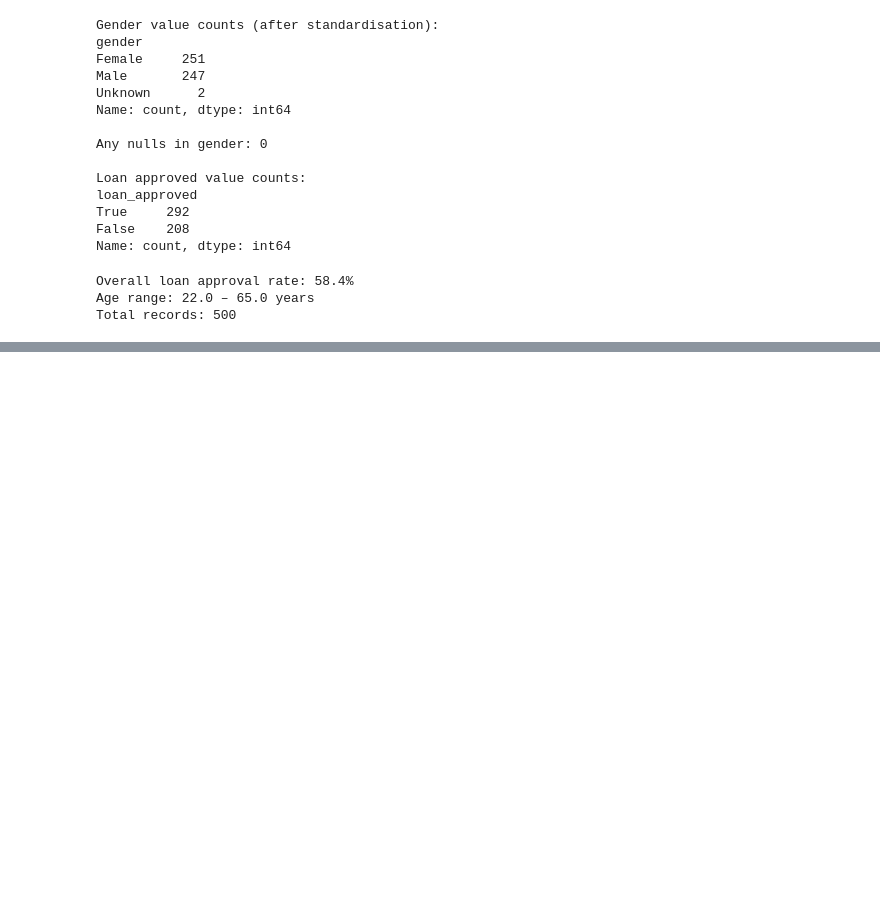
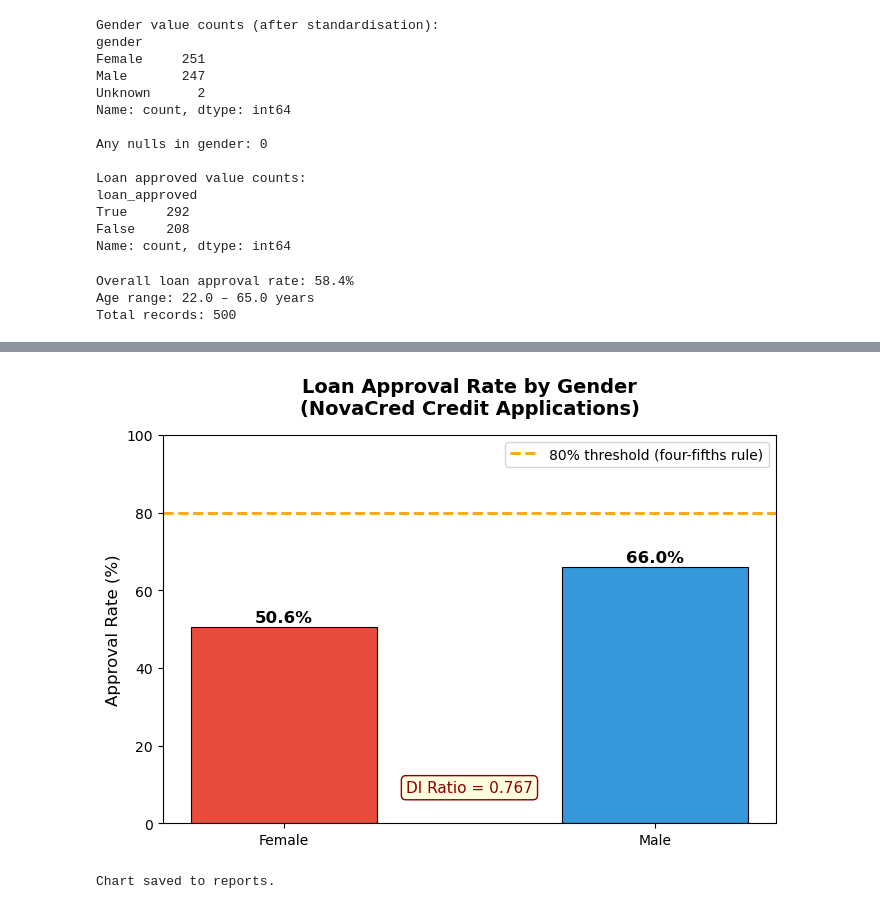
Before and after one commit to leobbaroni/Team13_DEGO_Repo, a Jupyter notebook: notebooks/02-bias-analysis.ipynb, the cells around one changed output, grey strips where cells are left out. Cells and saved outputs as stored; diff of their text form; code cells hidden in the pictures; blank space fills up the shorter version.

Commit message:
Add disparate impact and age bias analysis with visualisations

```diff
--- a/notebooks/02-bias-analysis.ipynb
+++ b/notebooks/02-bias-analysis.ipynb
@@ -66,0 +121,30 @@ Total records: 500
+# %%
+fig, ax = plt.subplots(figsize=(7, 5))
+
+colors = ['#E74C3C', '#3498DB']
+bars = ax.bar(['Female', 'Male'],
+               [female_rate * 100, male_rate * 100],
+               color=colors, width=0.5, edgecolor='black', linewidth=0.8)
+
+for bar, rate in zip(bars, [female_rate, male_rate]):
+    ax.text(bar.get_x() + bar.get_width()/2, bar.get_height() + 0.5,
+            f'{rate:.1%}', ha='center', va='bottom', fontweight='bold', fontsize=12)
+
+ax.axhline(y=80, color='orange', linestyle='--', linewidth=2, label='80% threshold (four-fifths rule)')
+
+ax.set_title('Loan Approval Rate by Gender\n(NovaCred Credit Applications)',
+             fontsize=14, fontweight='bold', pad=15)
+ax.set_ylabel('Approval Rate (%)', fontsize=12)
+ax.set_ylim(0, 100)
+ax.legend(fontsize=10)
+ax.annotate(f'DI Ratio = {di_ratio:.3f}', xy=(0.5, 0.08), xycoords='axes fraction',
+            ha='center', fontsize=11, color='darkred',
+            bbox=dict(boxstyle='round,pad=0.3', facecolor='lightyellow', edgecolor='darkred'))
+
+plt.tight_layout()
+plt.savefig('../reports/gender_approval_rate.png', dpi=150, bbox_inches='tight')
+plt.show()
+print("Chart saved to reports.")
+# %% [output]
+[figure, added]
+Chart saved to reports.
```
Also changed, not shown: parts of 11 cells of this notebook, 3 other files.
